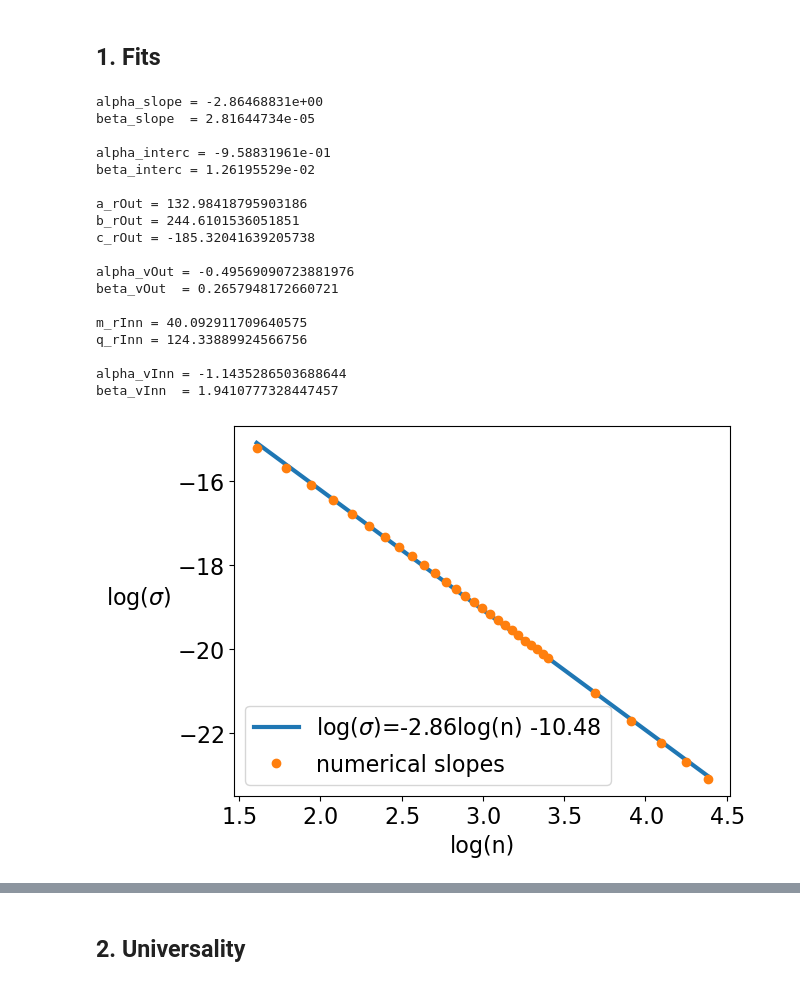
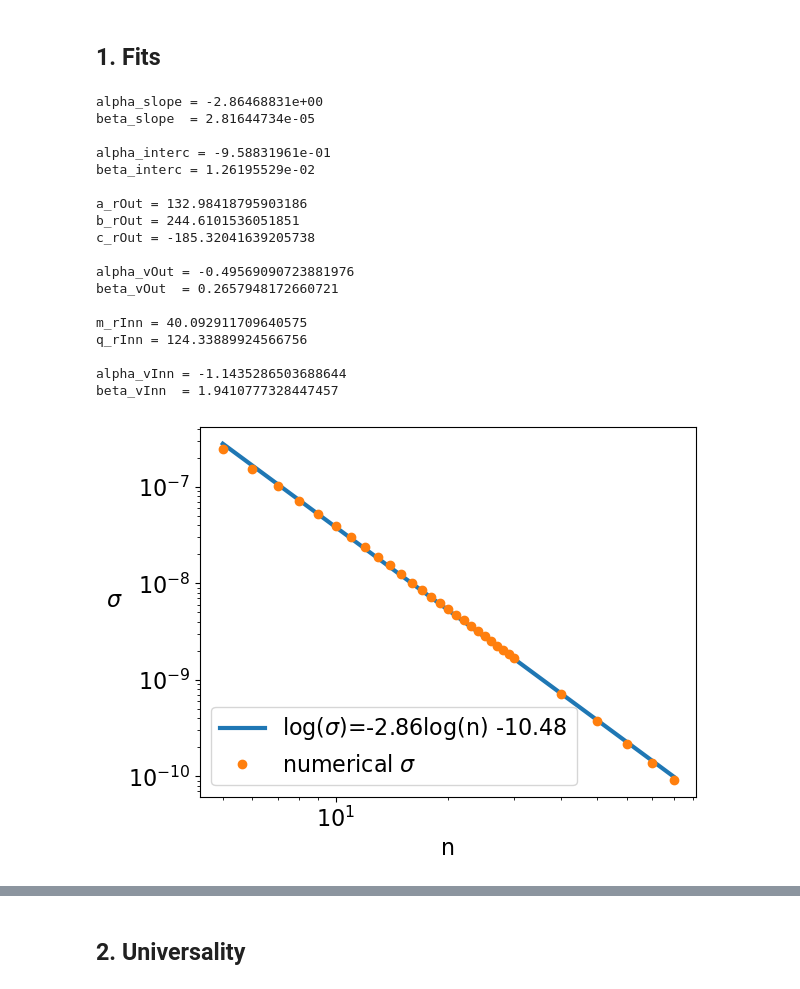
Before and after one commit to GaiaMarangon/PhD-SP_Eigenstates, a Jupyter notebook: ExcitedScalings/excitedScalings.ipynb, the cells around one changed output, grey strips where cells are left out. Drawn from its saved outputs; the diff is of its cells as text; code cells hidden in the pictures.

```diff
--- a/ExcitedScalings/excitedScalings.ipynb
+++ b/ExcitedScalings/excitedScalings.ipynb
@@ -1535,10 +1591,12 @@ for i in nVec:
 m_slope,q_slope = np.polyfit( np.log(nVec), np.log(mSlope), 1)
 #plot
 plt.figure()
-plt.plot(np.log(nVec),m_slope*np.log(nVec)+q_slope,'-',label=f"log($\sigma$)={latex_float(m_slope)}log(n) {latex_float(q_slope)}")
-plt.plot(np.log(nVec),np.log(mSlope),'o',label="numerical slopes")
-plt.xlabel("log(n)")
-plt.ylabel("log($\sigma$)")
+plt.plot(nVec,np.exp(m_slope*np.log(nVec)+q_slope),'-',label=f"log($\sigma$)={latex_float(m_slope)}log(n) {latex_float(q_slope)}")
+plt.plot(nVec,mSlope,'o',label="numerical $\sigma$")
+plt.xlabel("n")
+plt.ylabel("$\sigma$")
+plt.xscale("log")
+plt.yscale("log")
 plt.legend()
 plt.gca().yaxis.label.set(rotation='horizontal', ha='right')
 #save figure
@@ -1548,8 +1606,8 @@ plt.savefig(figpath,dpi=300,bbox_inches = 'tight')
 
 #slope(n) - fit in original scale
 plt.figure()
-plt.plot(nVec,np.e**q_slope *nVec**m_slope,'-',label=f"$\sigma(n)= {latex_float(np.e**q_slope)} n^{{{latex_float(m_slope)}}}$")
-plt.plot(nVec,mSlope,'o',label="numerical slopes")
+plt.plot(nVec,np.e**q_slope *nVec**m_slope,'-',label=f"$\sigma(n)= ({latex_float(np.e**q_slope)}) n^{{{latex_float(m_slope)}}}$")
+plt.plot(nVec,mSlope,'o',label="numerical $\sigma$")
 plt.xlabel("n")
 plt.ylabel("$\sigma$")
 plt.legend()
@@ -1568,17 +1626,19 @@ print(f"beta_slope  = {np.e**q_slope:.8e}\n")
 m_interc,q_interc = np.polyfit( np.log(nVec), np.log(qSlope), 1)
 #plot
 plt.figure()
-plt.plot(np.log(nVec),m_interc*np.log(nVec)+q_interc,'-',label=f"y={latex_float(m_interc)}x {latex_float(q_interc)}")
-plt.plot(np.log(nVec),np.log(qSlope),'o',label="numerical intercepts (logscale)")
-plt.xlabel("log(n)")
-plt.ylabel("log(q)")
+plt.plot(nVec,np.exp(m_interc*np.log(nVec)+q_interc),'-',label=f"log(q)={latex_float(m_interc)} log(n){latex_float(q_interc)}")
+plt.plot(nVec,qSlope,'o',label="numerical $q$")
+plt.xlabel("n")
+plt.ylabel("q")
+plt.xscale("log")
+plt.yscale("log")
 plt.legend()
 plt.gca().yaxis.label.set(rotation='horizontal', ha='right')
 
 #q(n) - fit in original scale
 plt.figure()
-plt.plot(nVec,np.e**q_interc *nVec**m_interc,'-',label=f"$y= {latex_float(np.e**q_interc)} x^{{{latex_float(m_interc)}}}$")
-plt.plot(nVec,qSlope,'o',label="numerical intercepts")
+plt.plot(nVec,np.e**q_interc *nVec**m_interc,'-',label=f"$q= ({latex_float(np.e**q_interc)}) n^{{{latex_float(m_interc)}}}$")
+plt.plot(nVec,qSlope,'o',label="numerical $q$")
 plt.xlabel("n")
 plt.ylabel("q")
 plt.legend()
@@ -1616,16 +1676,18 @@ print(f"c_rOut = {c_rOut}\n")
 m_vOut,q_vOut = np.polyfit( np.log(rOut), np.log(vOut), 1)
 #plot
 plt.figure()
-plt.plot(np.log(rOut),m_vOut*np.log(rOut)+q_vOut,'-',label=f"$y={latex_float(m_vOut)}x {latex_float(q_vOut)}$")
-plt.plot(np.log(rOut),np.log(vOut),'o',label="numerical $v_{{out}} (logscale)$")
-plt.xlabel("$\\log(n)$")
-plt.ylabel("$\\log(v_{{out}})$")
+plt.plot(rOut,np.exp(m_vOut*np.log(rOut)+q_vOut),'-',label=r"$\log(\tilde{{v}}_{{2n}})$"+f"$={latex_float(m_vOut)}$"+r"$\,\log(\tilde{{r}}_{{2n}}$"+f"$) {latex_float(q_vOut)}$")
+plt.plot(rOut,vOut,'o',label=r"numerical $\tilde{{v}}_{{2n}}$")
+plt.xlabel("$n$")
+plt.ylabel(r"$\tilde{{v}}_{{2n}}$")
+plt.xscale("log")
+plt.yscale("log")
 plt.legend()
 plt.gca().yaxis.label.set(rotation='horizontal', ha='right')
 
 #vOut fit: in original scale
 plt.figure()
-plt.plot(rOut,np.e**q_vOut *rOut**m_vOut,'-',label=r"$\tilde{{v}}_{{2n}}(\tilde{{r}}_{{2n}})=$"+f"$ {latex_float(np.e**q_vOut)}$"+r"$\tilde{{r}}_{{2n}}$"+f"$^{{{latex_float(m_vOut)}}}$")
+plt.plot(rOut,np.e**q_vOut *rOut**m_vOut,'-',label=r"$\tilde{{v}}_{{2n}}=$"+f"$ {latex_float(np.e**q_vOut)}$"+r"$\tilde{{r}}_{{2n}}$"+f"$^{{{latex_float(m_vOut)}}}$")
 plt.plot(rOut,vOut,'o',label=r"numerical $\tilde{{v}}_{{2n}}$")
 plt.xlabel(r"$\tilde{{r}}_{{2n}}$")
 plt.ylabel(r"$\tilde{{v}}_{{2n}}$")
@@ -1645,10 +1707,10 @@ print(f"beta_vOut  = {np.e**q_vOut}\n")
 m_rInn,q_rInn = np.polyfit( nVec, rInn, 1)
 #plot
 plt.figure()
-plt.plot(nVec,m_rInn*nVec+q_rInn,'-',label=f"$y= {latex_float(m_rInn)} n +{latex_float(q_rInn)}$")
-plt.plot(nVec,rInn,'o',label="numerical $r_{{inn}}(n)$")
+plt.plot(nVec,m_rInn*nVec+q_rInn,'-',label=r"$\tilde{r}_0$"+f"$= {latex_float(m_rInn)} n +{latex_float(q_rInn)}$")
+plt.plot(nVec,rInn,'o',label=r"numerical $\tilde{r}_0$")
 plt.xlabel("n")
-plt.ylabel("$r_{{inn}}$")
+plt.ylabel(r"$\tilde{r}_0$")
 plt.legend()
 plt.gca().yaxis.label.set(rotation='horizontal', ha='right')
 #save figure
@@ -1664,46 +1726,48 @@ print(f"q_rInn = {q_rInn}\n")
 m_vInn,q_vInn = np.polyfit( np.log(rInn), np.log(vInn), 1)
 #plot
 plt.figure()
-plt.plot(np.log(rInn),m_vInn*np.log(rInn)+q_vInn,'-',label=f"y={latex_float(m_vInn)}x +{latex_float(q_vInn)}")
-plt.plot(np.log(rInn),np.log(vInn),'o',label="numerical $v_{{inn}}$ (logscale)")
-plt.xlabel("$\\log(n)$")
-plt.ylabel("$\\log(v_{{inn}})$")
+plt.plot(rInn,np.exp(m_vInn*np.log(rInn)+q_vInn),'-',label=r"$\tilde{v}_0$"+f"$={latex_float(m_vInn)}n +{latex_float(q_vInn)}$")
+plt.plot(rInn,vInn,'o',label=r"numerical $\tilde{v}_0$")
+plt.xlabel(r"$n$")
+plt.ylabel(r"$\tilde{v}_0$")
+plt.xscale("log")
+plt.yscale("log")
 plt.legend()
 plt.gca().yaxis.label.set(rotation='horizontal', ha='right')
 
 #vInn fit: in original fit
 plt.figure()
-plt.plot(rInn,np.e**q_vInn *rInn**m_vInn,'-',label=f"$y= {latex_float(np.e**q_vInn)} x^{{{latex_float(m_vInn)}}}$")
-plt.plot(rInn,vInn,'o',label="numerical $v_{{inn}}$")
-plt.xlabel("$r_{{inn}}$")
-plt.ylabel("$v_{{inn}}$")
+plt.plot(rInn,np.e**q_vInn *rInn**m_vInn,'-',label=r"$\tilde{v}_0$"+f"$= ({latex_float(np.e**q_vInn)})\, $"+r"$\tilde{r}_0$"+f"$^{{{latex_float(m_vInn)}}}$")
+plt.plot(rInn,vInn,'o',label=r"numerical $\tilde{v}_0$")
+plt.xlabel(r"$\tilde{r}_0$")
+plt.ylabel(r"$\tilde{v}_0$")
 plt.legend()
 plt.gca().yaxis.label.set(rotation='horizontal', ha='right')
 #save figure
 figname = "vInnFit"
 figpath = os.path.join(dirOutFig+"/velocity",figname)
 plt.savefig(figpath,dpi=300,bbox_inches = 'tight')
 
 #print
 print(f"alpha_vInn = {m_vInn}")
 print(f"beta_vInn  = {np.e**q_vInn}\n")
 # %% [output]
 alpha_slope = -2.86468831e+00
 beta_slope  = 2.81644734e-05
 
 alpha_interc = -9.58831961e-01
 beta_interc = 1.26195529e-02
 
 a_rOut = 132.98418795903186
 b_rOut = 244.6101536051851
 c_rOut = -185.32041639205738
 
 alpha_vOut = -0.49569090723881976
 beta_vOut  = 0.2657948172660721
 
 m_rInn = 40.092911709640575
 q_rInn = 124.33889924566756
 
 alpha_vInn = -1.1435286503688644
 beta_vInn  = 1.9410777328447457
-[figure, old version]
+[figure, new version]
```
Also changed, not shown: parts of 7 cells of this notebook.
